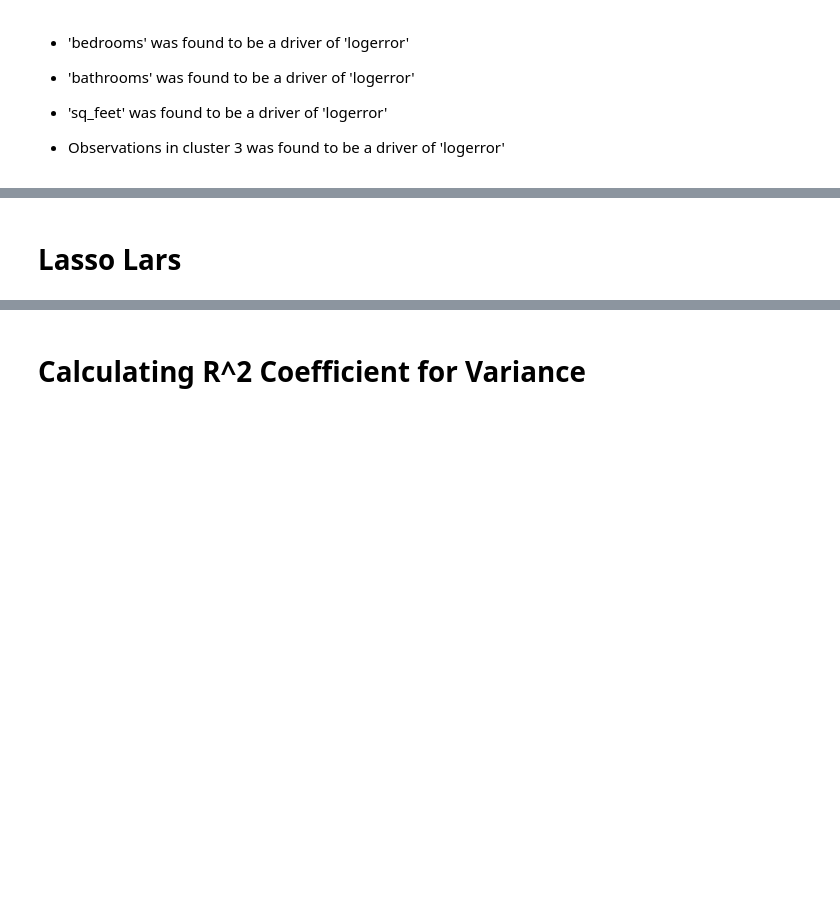
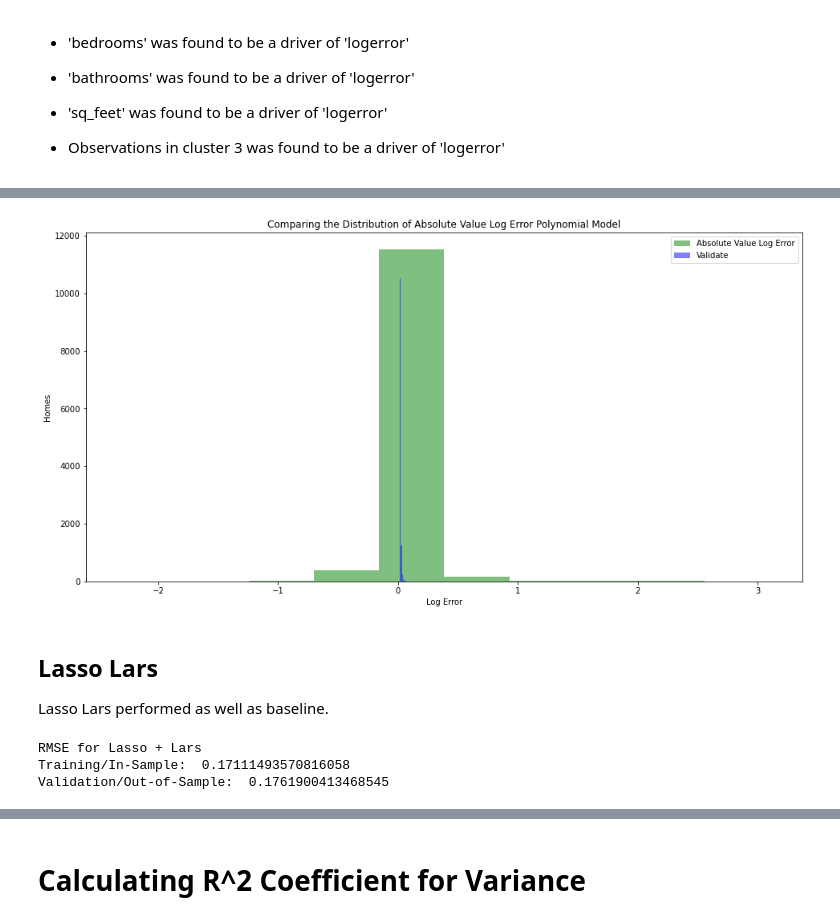
Before and after one commit to Michael-Mesa-Rae-Downen/project-3-clustering, a Jupyter notebook: final_report.ipynb, the cells around one changed output, grey strips where cells are left out. Cells and saved outputs as stored; diff of their text form; code cells hidden in the pictures; blank space fills up the shorter version.

```diff
--- a/final_report.ipynb
+++ b/final_report.ipynb
@@ -272,2 +311,13 @@ p     = 0.0341
+# %%
+m.poly_viz()
+# %% [output]
+[figure, added]
 # %% [markdown]
-# Lasso Lars
+## Lasso Lars
+Lasso Lars performed as well as baseline.
+# %%
+m.lasso_lars()
+# %% [output]
+RMSE for Lasso + Lars
+Training/In-Sample:  0.17111493570816058
+Validation/Out-of-Sample:  0.1761900413468545
```
Also changed, not shown: parts of 29 cells of this notebook, 2 other files.
